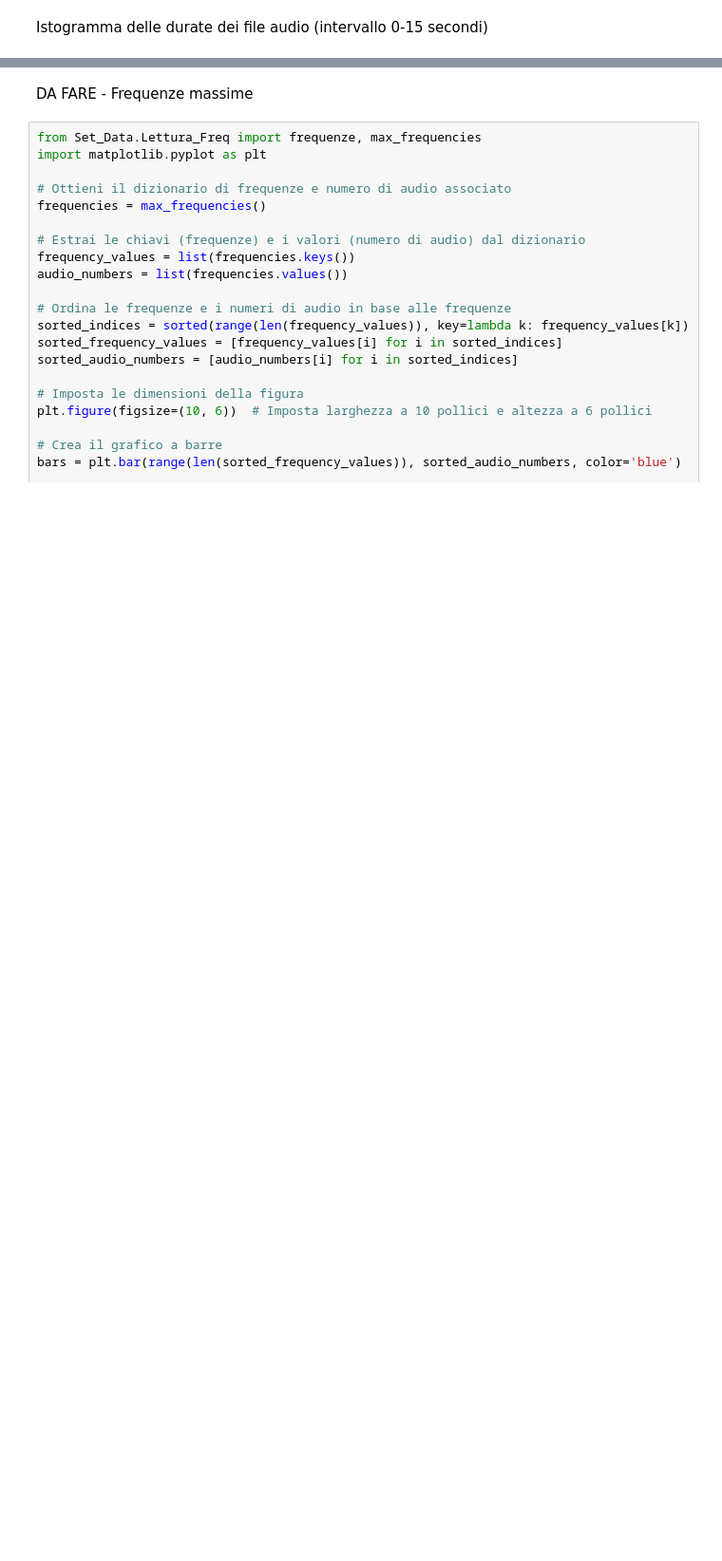
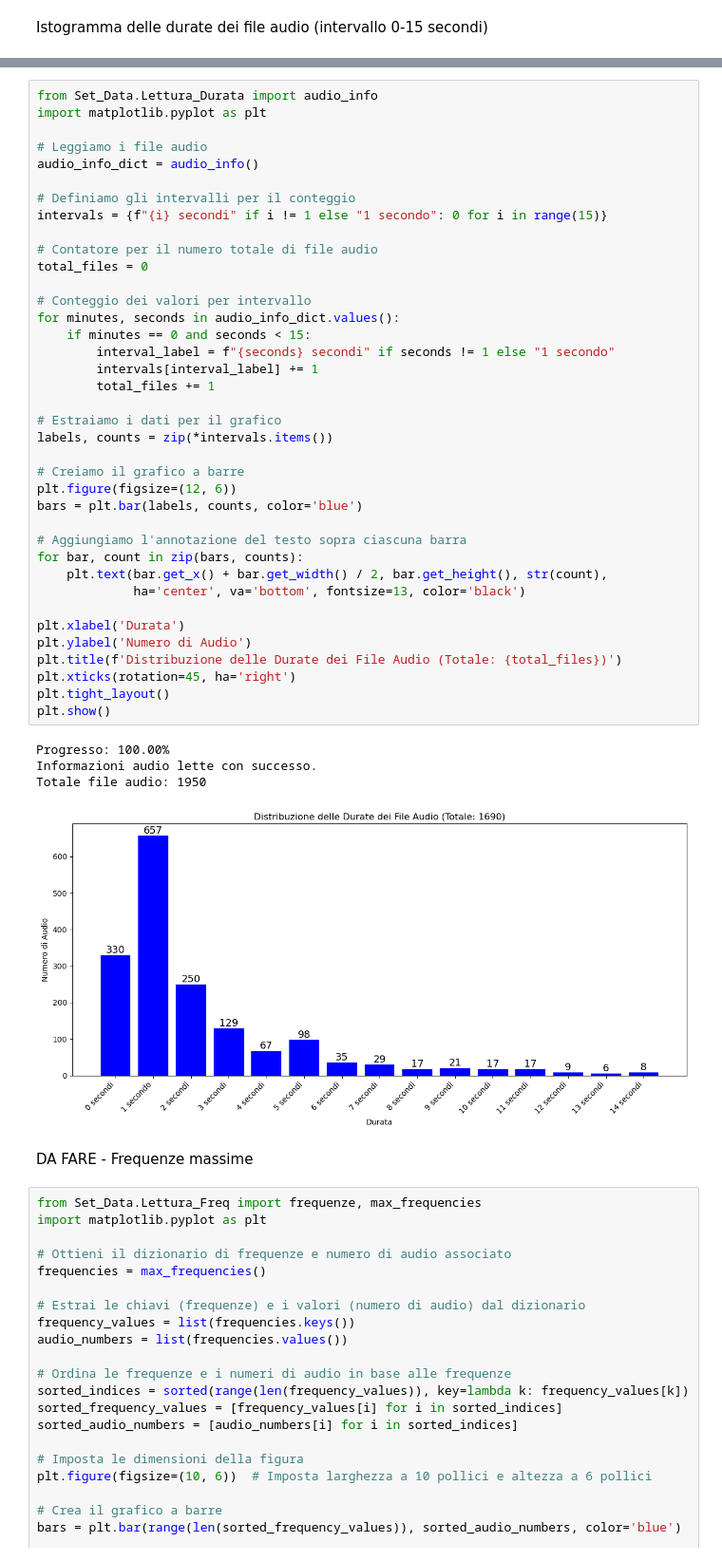
Before and after one commit to IreneGaita/UnderwaterSoundsClassification, a Jupyter notebook: AnalisiPreprocessing.ipynb, the cells around one changed output, grey strips where cells are left out. Shown at 95% size. Drawn from its saved outputs; the diff is of its cells as text; blank space fills up the shorter version.

```diff
--- a/AnalisiPreprocessing.ipynb
+++ b/AnalisiPreprocessing.ipynb
@@ -219,3 +124,46 @@ Totale file audio: 2663
+# %%
+from Set_Data.Lettura_Durata import audio_info
+import matplotlib.pyplot as plt
+
+# Leggiamo i file audio
+audio_info_dict = audio_info()
+
+# Definiamo gli intervalli per il conteggio
+intervals = {f"{i} secondi" if i != 1 else "1 secondo": 0 for i in range(15)}
+
+# Contatore per il numero totale di file audio
+total_files = 0
+
+# Conteggio dei valori per intervallo
+for minutes, seconds in audio_info_dict.values():
+    if minutes == 0 and seconds < 15:
+        interval_label = f"{seconds} secondi" if seconds != 1 else "1 secondo"
+        intervals[interval_label] += 1
+        total_files += 1
+
+# Estraiamo i dati per il grafico
+labels, counts = zip(*intervals.items())
+
+# Creiamo il grafico a barre
+plt.figure(figsize=(12, 6))
+bars = plt.bar(labels, counts, color='blue')
+
+# Aggiungiamo l'annotazione del testo sopra ciascuna barra
+for bar, count in zip(bars, counts):
+    plt.text(bar.get_x() + bar.get_width() / 2, bar.get_height(), str(count),
+             ha='center', va='bottom', fontsize=13, color='black')
+
+plt.xlabel('Durata')
+plt.ylabel('Numero di Audio')
+plt.title(f'Distribuzione delle Durate dei File Audio (Totale: {total_files})')
+plt.xticks(rotation=45, ha='right')
+plt.tight_layout()
+plt.show()
+# %% [output]
+Progresso: 100.00%
+Informazioni audio lette con successo.
+Totale file audio: 1950
+[figure, added]
 # %% [markdown]
 DA FARE - Frequenze massime
 # %%
```
Also changed, not shown: parts of 4 cells of this notebook, 1 other file.
